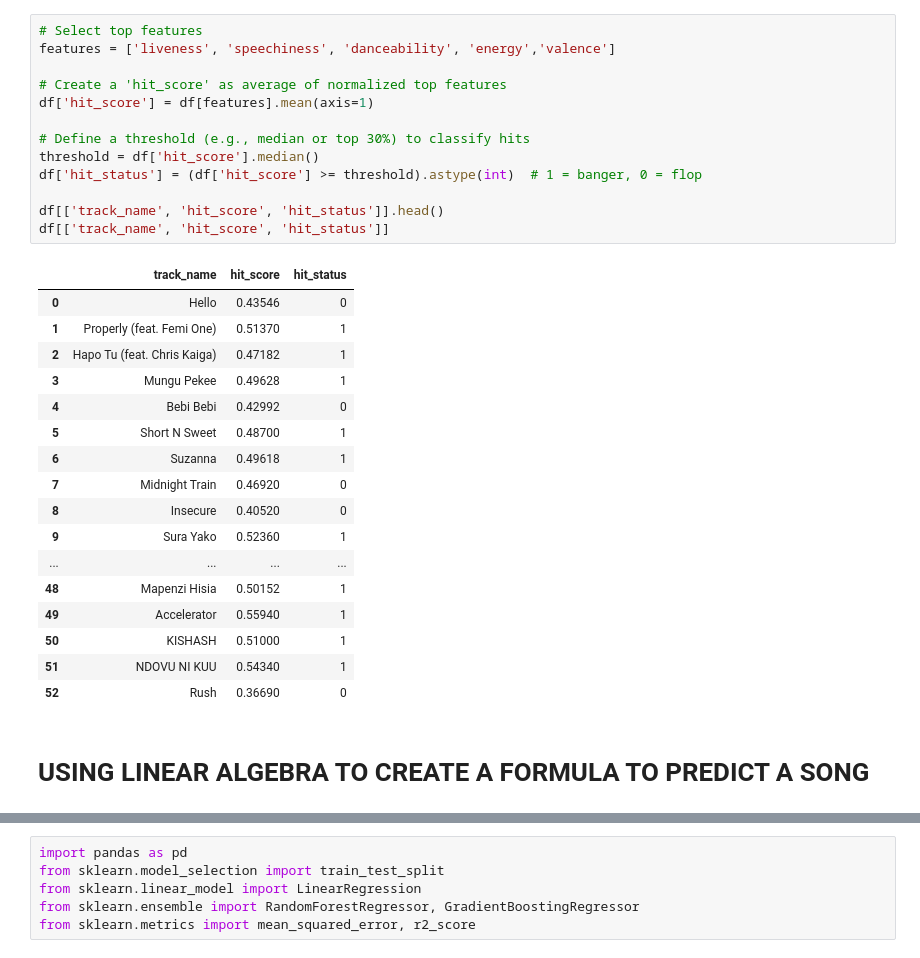
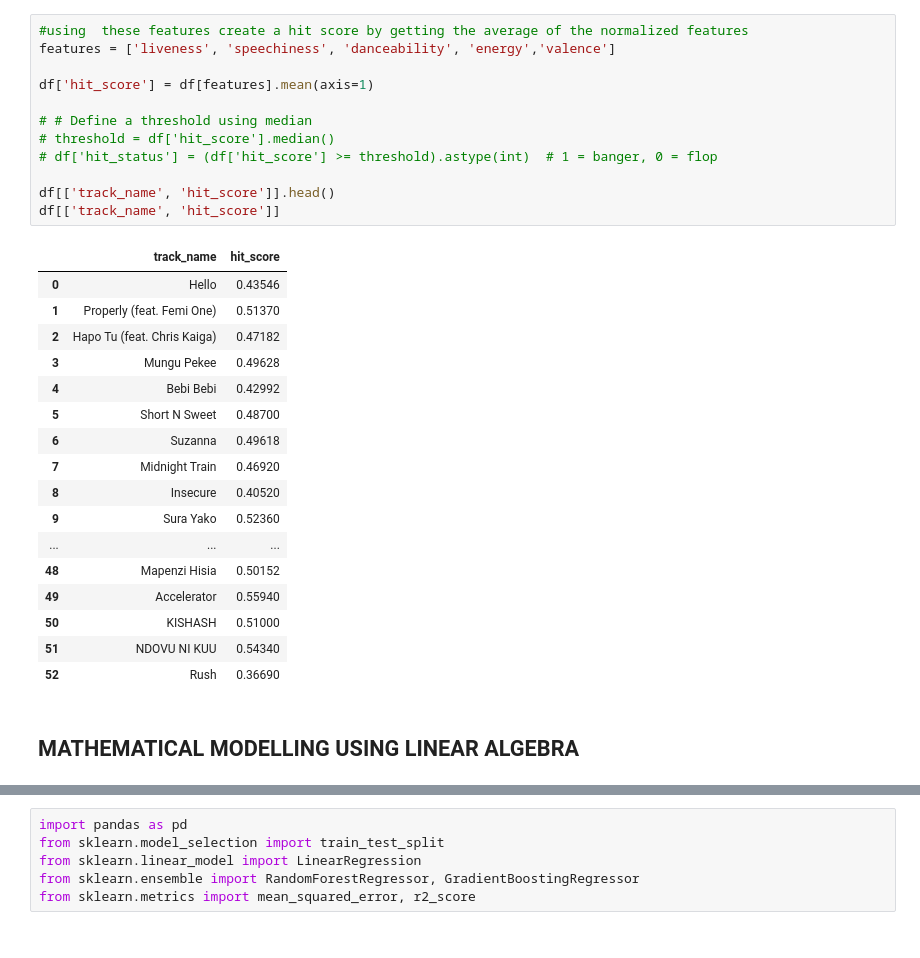
Before and after one commit to kakinachristine/HitSongPredictor, a Jupyter notebook: KenyanSongPredictionML.ipynb, the cells around one changed output, grey strips where cells are left out. Saved outputs shown, nothing was run; the diff lists cells and outputs as text.

```diff
--- a/KenyanSongPredictionML.ipynb
+++ b/KenyanSongPredictionML.ipynb
@@ -78,34 +112,33 @@ Top features to use: ['danceability', 'energy', 'valence', 'speechiness', 'liven
 # %%
-# Select top features
+#using  these features create a hit score by getting the average of the normalized features
 features = ['liveness', 'speechiness', 'danceability', 'energy','valence']
 
-# Create a 'hit_score' as average of normalized top features
 df['hit_score'] = df[features].mean(axis=1)
 
-# Define a threshold (e.g., median or top 30%) to classify hits
-threshold = df['hit_score'].median()
-df['hit_status'] = (df['hit_score'] >= threshold).astype(int)  # 1 = banger, 0 = flop
+# # Define a threshold using median
+# threshold = df['hit_score'].median()
+# df['hit_status'] = (df['hit_score'] >= threshold).astype(int)  # 1 = banger, 0 = flop
 
-df[['track_name', 'hit_score', 'hit_status']].head()
-df[['track_name', 'hit_score', 'hit_status']]
+df[['track_name', 'hit_score']].head()
+df[['track_name', 'hit_score']]
 # %% [output]
-|  | track_name | hit_score | hit_status |
-| 0 | Hello | 0.43546 | 0 |
-| 1 | Properly (feat. Femi One) | 0.51370 | 1 |
-| 2 | Hapo Tu (feat. Chris Kaiga) | 0.47182 | 1 |
-| 3 | Mungu Pekee | 0.49628 | 1 |
-| 4 | Bebi Bebi | 0.42992 | 0 |
-| 5 | Short N Sweet | 0.48700 | 1 |
-| 6 | Suzanna | 0.49618 | 1 |
-| 7 | Midnight Train | 0.46920 | 0 |
-| 8 | Insecure | 0.40520 | 0 |
-| 9 | Sura Yako | 0.52360 | 1 |
-| ... | ... | ... | ... |
-| 48 | Mapenzi Hisia | 0.50152 | 1 |
-| 49 | Accelerator | 0.55940 | 1 |
-| 50 | KISHASH | 0.51000 | 1 |
-| 51 | NDOVU NI KUU | 0.54340 | 1 |
-| 52 | Rush | 0.36690 | 0 |
+|  | track_name | hit_score |
+| 0 | Hello | 0.43546 |
+| 1 | Properly (feat. Femi One) | 0.51370 |
+| 2 | Hapo Tu (feat. Chris Kaiga) | 0.47182 |
+| 3 | Mungu Pekee | 0.49628 |
+| 4 | Bebi Bebi | 0.42992 |
+| 5 | Short N Sweet | 0.48700 |
+| 6 | Suzanna | 0.49618 |
+| 7 | Midnight Train | 0.46920 |
+| 8 | Insecure | 0.40520 |
+| 9 | Sura Yako | 0.52360 |
+| ... | ... | ... |
+| 48 | Mapenzi Hisia | 0.50152 |
+| 49 | Accelerator | 0.55940 |
+| 50 | KISHASH | 0.51000 |
+| 51 | NDOVU NI KUU | 0.54340 |
+| 52 | Rush | 0.36690 |
 # %% [markdown]
-# USING LINEAR ALGEBRA TO CREATE A FORMULA TO PREDICT A SONG
+## MATHEMATICAL MODELLING USING LINEAR ALGEBRA
 # %%
```
Also changed, not shown: parts of 20 cells of this notebook.
